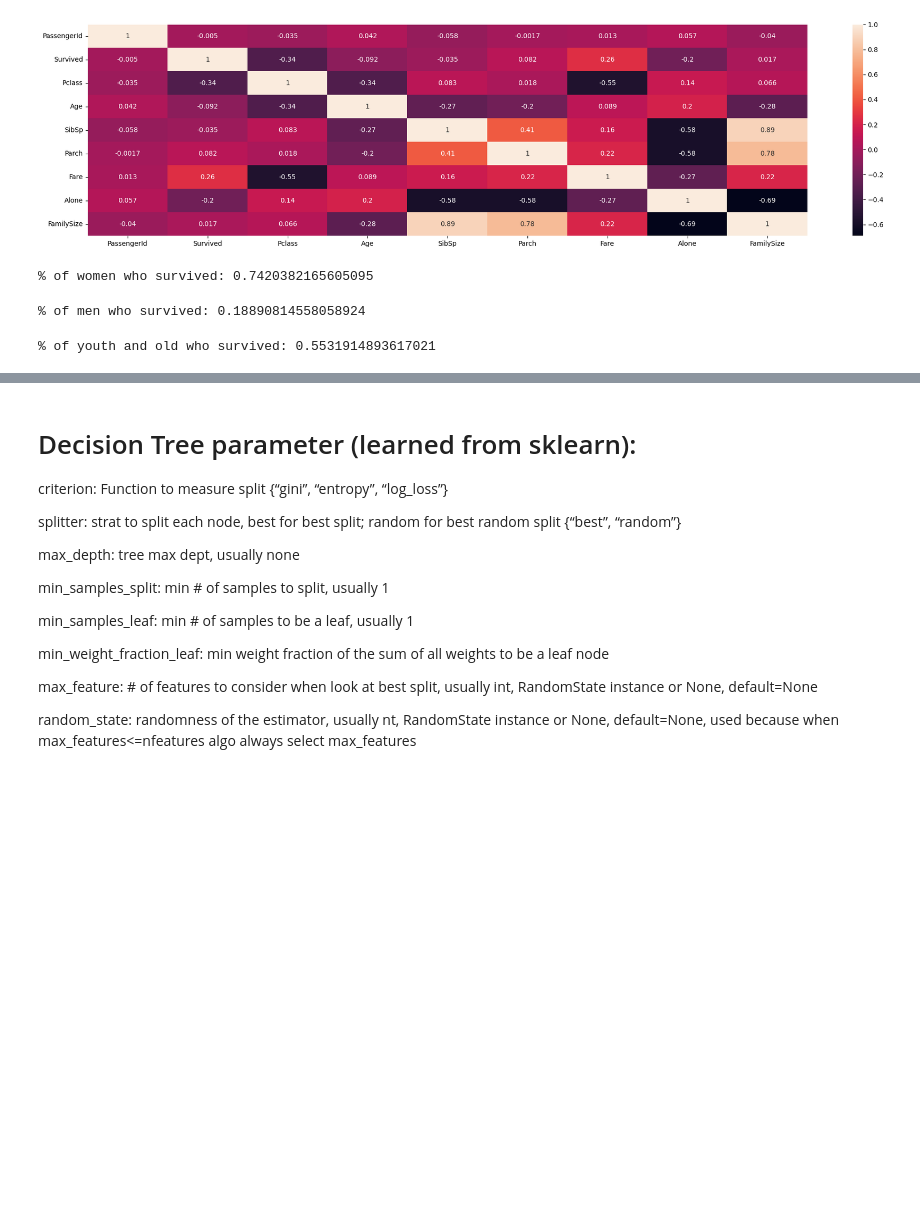
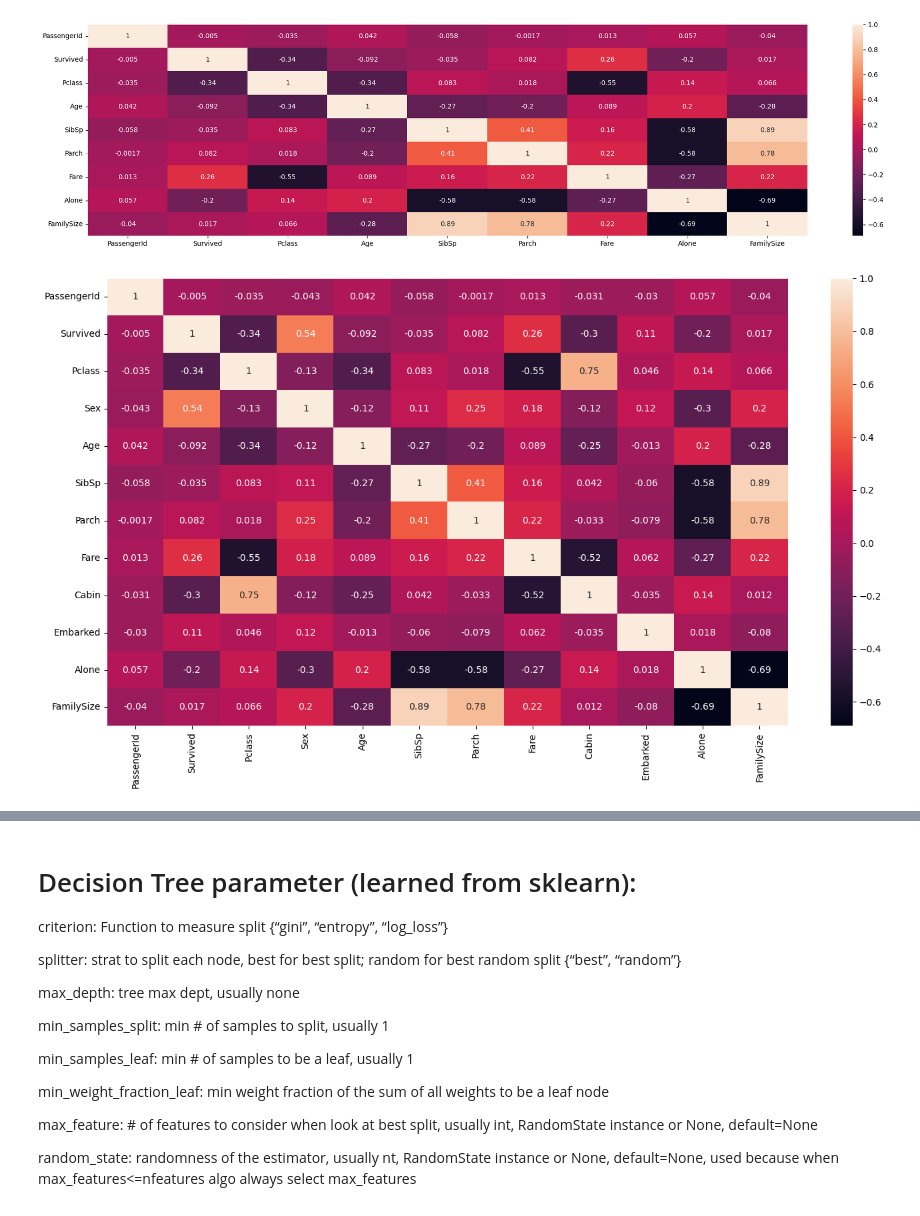
Before and after one commit to Alex-Mak-MCW/Titanic-Survival-Precictions-Project, a Jupyter notebook: PythonTitanicProject.ipynb, the cells around one changed output, grey strips where cells are left out. Saved outputs shown, nothing was run; the diff lists cells and outputs as text; code cells hidden in the pictures; blank space fills up the shorter version.

Commit message:
Done mapping categorical features

```diff
--- a/PythonTitanicProject.ipynb
+++ b/PythonTitanicProject.ipynb
@@ -16,7 +16,7 @@ train_data.head()
 | 4 | 5 | 0 | 3 | Allen, Mr. William Henry | male | 35.0 | 0 | 0 | 373450 | 8.0500 | ... |
 # %%
 # read test.csv as testing data
-test_data = pd.read_csv("/Users/alexmak/Desktop/CMPUT/Personal/summer2023/TitanicProject/test.csv")
+test_data = pd.read_csv("/Users/alexmak/Desktop/CMPUT/Personal/summer2023/TitanicProject/test.csv", skipinitialspace=True)
 # use head() to get the top of the data
 test_data.head()
 # %% [output]
@@ -343,36 +342,61 @@ sns.heatmap(train_data.corr(numeric_only=True),annot=True)
 plt.tight_layout()
 # %% [output]
 [figure]
+# %%
+# Mapping (categorical) features: handle categorical data and make them numerical
+
+# using map()
+
+# a. Map the Sex feature in dictionary format: 1 as women, 0 as men
+sex_categories={'male':0, 'female':1}
+
+# apply category with map on train and test data
+# initially returned Nan, ended up reading extra space in data
+# solution: skipinitialspace=False when reading data
+train_data['Sex']=train_data['Sex'].map(sex_categories)
+test_data['Sex']=test_data['Sex'].map(sex_categories)
+
+# same for embark
+embark_categories = {"S": 1, "C": 2, "Q": 3}
+train_data['Embarked']= train_data['Embarked'].map(embark_categories)
+test_data['Embarked']= test_data['Embarked'].map(embark_categories)
+
+# For cabin, use label encoding
+# df[column]=df[column].astype("category").cat.codes
+categories = train_data.Cabin.unique()
+train_data['Cabin'] = train_data.Cabin.astype("category").cat.codes
+test_data['Cabin'] = test_data.Cabin.astype("category").cat.codes
+
+# Displaying the heatmap below
+plt.figure(figsize=(14,8))
+sns.heatmap(train_data.corr(numeric_only=True), annot=True)
+plt.tight_layout()
+# %% [output]
+[figure, added]
 # %%
-# pd.loc to access data in array based on given column(s)
-# Find female survivors in training data
-women = train_data.loc[train_data.Sex == 'female']["Survived"]
-# Find the rate of survived women by adding the (0/1) then divide the amount of women
-rate_women = sum(women)/len(women)
+# # pd.loc to access data in array based on given column(s)
+# # Find female survivors in training data
+# women = train_data.loc[train_data.Sex == 'female']["Survived"]
+# # Find the rate of survived women by adding the (0/1) then divide the amount of women
+# rate_women = sum(women)/len(women)
 
-# Print the percentage of women
-print("% of women who survived:", rate_women)
+# # Print the percentage of women
+# print("% of women who survived:", rate_women)
-# %% [output]
-% of women who survived: 0.7420382165605095
 # %%
-# pd.loc to access data in array based on given column(s)
-# Find male survivors in training data
-men = train_data.loc[train_data.Sex == 'male']["Survived"]
-# Find the rate of survived women by adding the (0/1) then divide the amount of women
-rate_men = sum(men)/len(men)
+# # pd.loc to access data in array based on given column(s)
+# # Find male survivors in training data
+# men = train_data.loc[train_data.Sex == 'male']["Survived"]
+# # Find the rate of survived women by adding the (0/1) then divide the amount of women
+# rate_men = sum(men)/len(men)
 
-# Print the percentage of women
-print("% of men who survived:", rate_men)
+# # Print the percentage of women
+# print("% of men who survived:", rate_men)
-# %% [output]
-% of men who survived: 0.18890814558058924
 # %%
-# TEST: trying to find age's correlation with survival rate
-priority = train_data.loc[(train_data.Age <=15)| (train_data.Age>=70)]["Survived"]
-# Find the rate of survived women by adding the (0/1) then divide the amount of women
-rate_priority = sum(priority)/len(priority)
+# # TEST: trying to find age's correlation with survival rate
+# priority = train_data.loc[(train_data.Age <=15)| (train_data.Age>=70)]["Survived"]
+# # Find the rate of survived women by adding the (0/1) then divide the amount of women
+# rate_priority = sum(priority)/len(priority)
 
-# Print the percentage of women
-print("% of youth and old who survived:", rate_priority)
+# # Print the percentage of women
+# print("% of youth and old who survived:", rate_priority)
-# %% [output]
-% of youth and old who survived: 0.5531914893617021
 # %%
```
Also changed, not shown: parts of 6 cells of this notebook, 1 other file.
